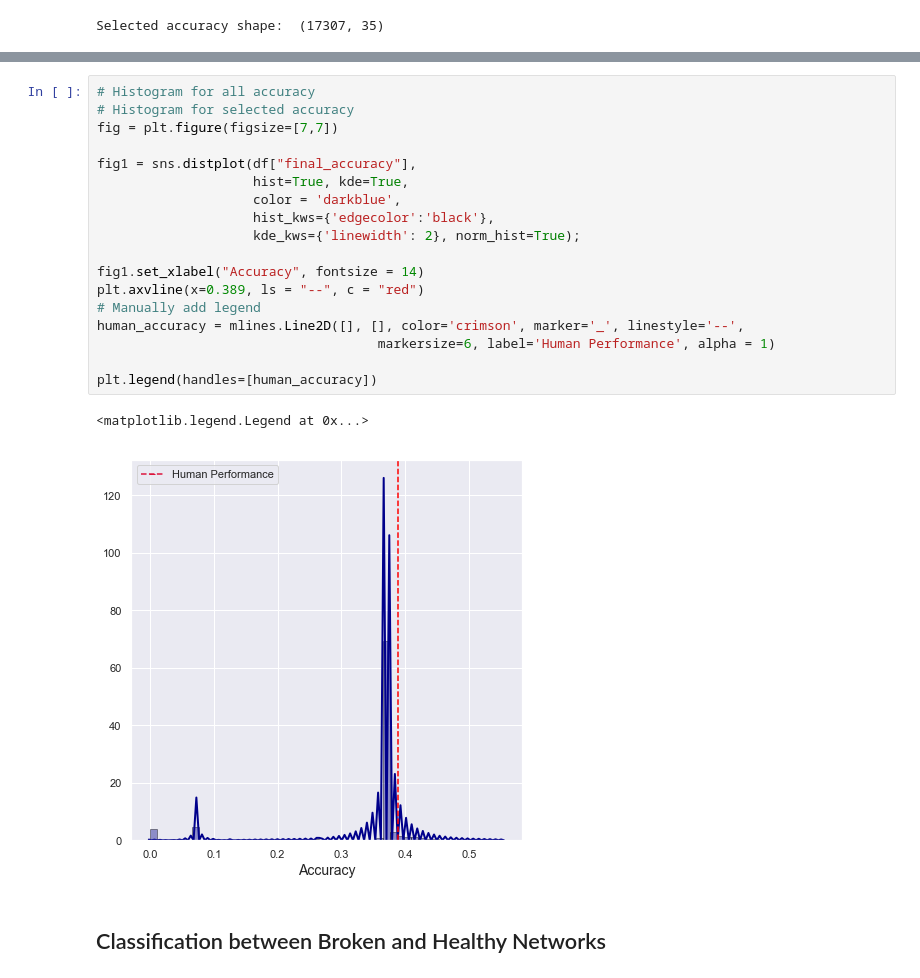
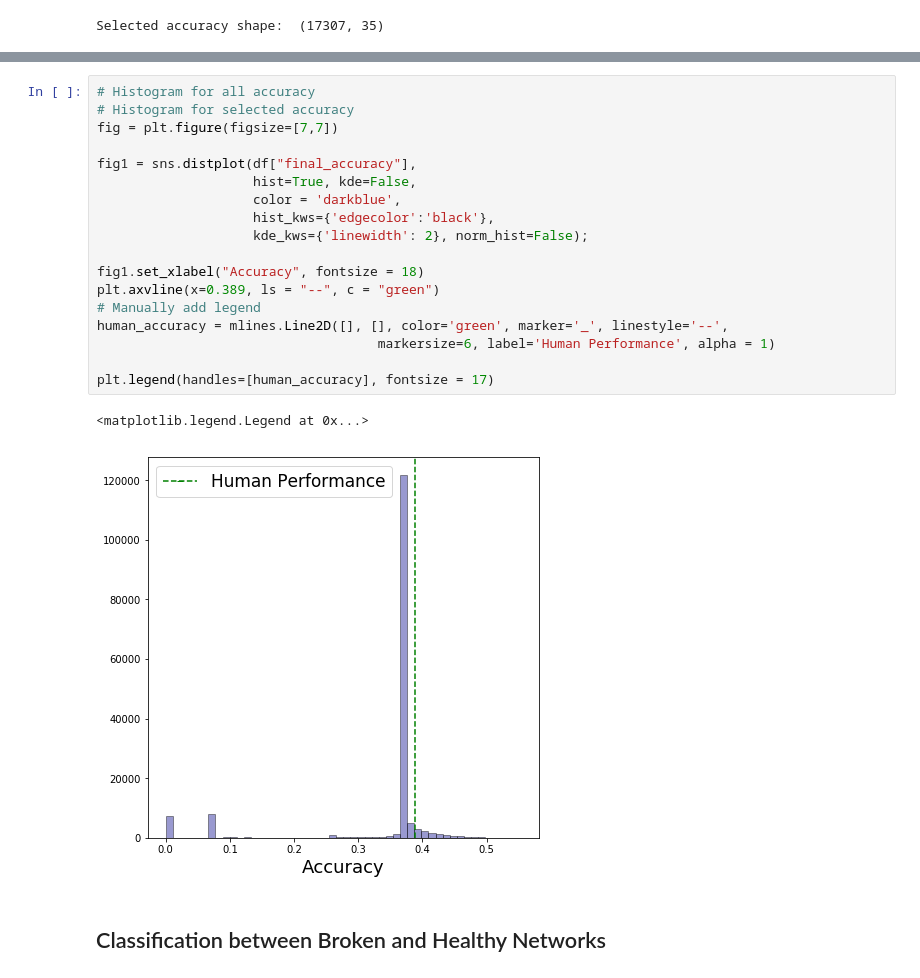
Before and after one commit to Duchstf/CNN-Architectural-Analysis, a Jupyter notebook: MINERvA-Hadron-Multiplicity/Code/HM_Analysis.ipynb, the cells around one changed output, grey strips where cells are left out. Saved outputs shown, nothing was run; the diff lists cells and outputs as text.

```diff
--- a/MINERvA-Hadron-Multiplicity/Code/HM_Analysis.ipynb
+++ b/MINERvA-Hadron-Multiplicity/Code/HM_Analysis.ipynb
@@ -95,24 +95,24 @@ Text(0.5, 0, 'Accuracy')
 # %%
 # Histogram for all accuracy
 # Histogram for selected accuracy
 fig = plt.figure(figsize=[7,7])
 
 fig1 = sns.distplot(df["final_accuracy"],
-                    hist=True, kde=True,
+                    hist=True, kde=False,
                     color = 'darkblue',
                     hist_kws={'edgecolor':'black'},
-                    kde_kws={'linewidth': 2}, norm_hist=True);
+                    kde_kws={'linewidth': 2}, norm_hist=False);
 
-fig1.set_xlabel("Accuracy", fontsize = 14)
-plt.axvline(x=0.389, ls = "--", c = "red")
+fig1.set_xlabel("Accuracy", fontsize = 18)
+plt.axvline(x=0.389, ls = "--", c = "green")
 # Manually add legend
-human_accuracy = mlines.Line2D([], [], color='crimson', marker='_', linestyle='--',
+human_accuracy = mlines.Line2D([], [], color='green', marker='_', linestyle='--',
                                     markersize=6, label='Human Performance', alpha = 1)
 
-plt.legend(handles=[human_accuracy])
+plt.legend(handles=[human_accuracy], fontsize = 17)
 # %% [output]
 <matplotlib.legend.Legend at 0x...>
-[figure, old version]
+[figure, new version]
 # %% [markdown]
 ## Classification between Broken and Healthy Networks
 # %%
```
Also changed, not shown: parts of 29 cells of this notebook, 5 other files.
